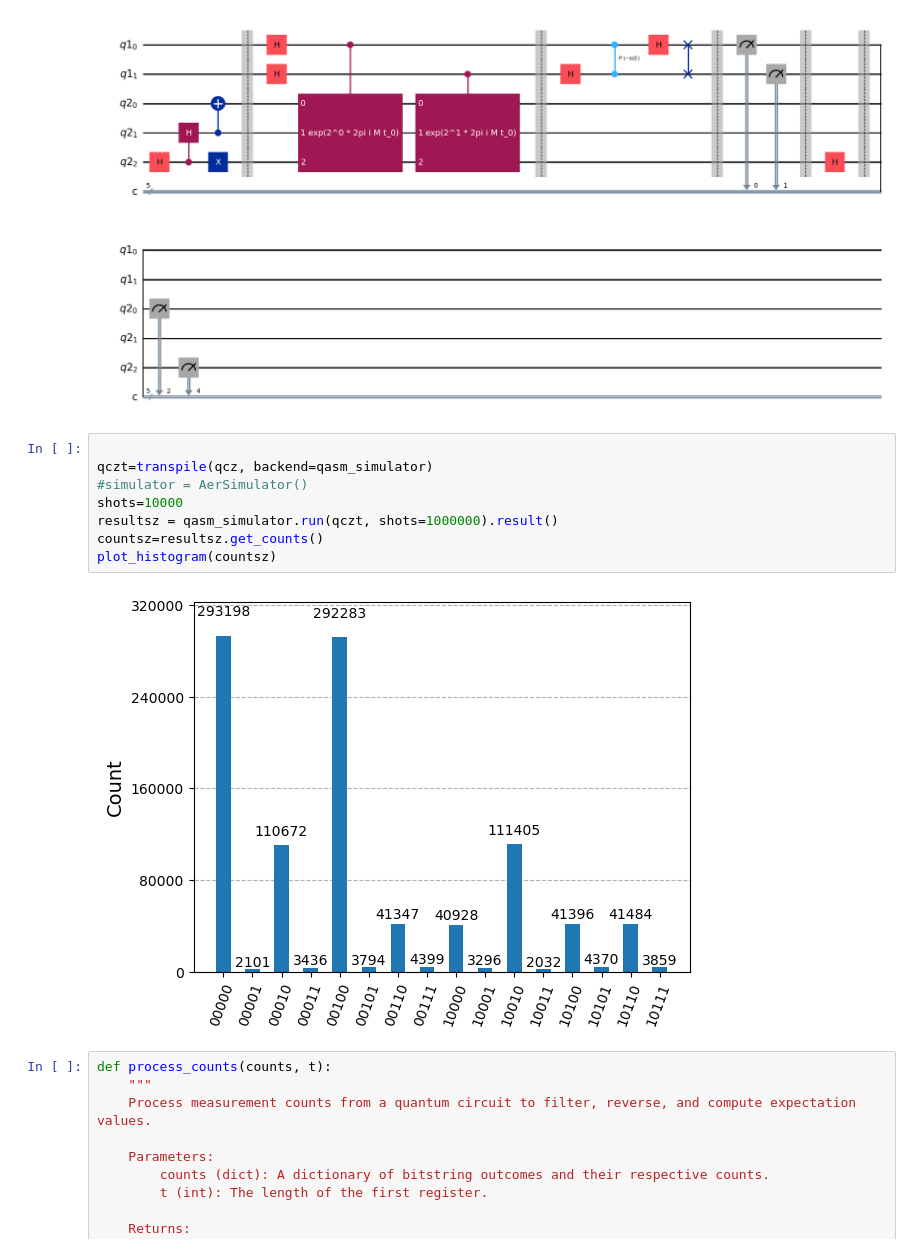
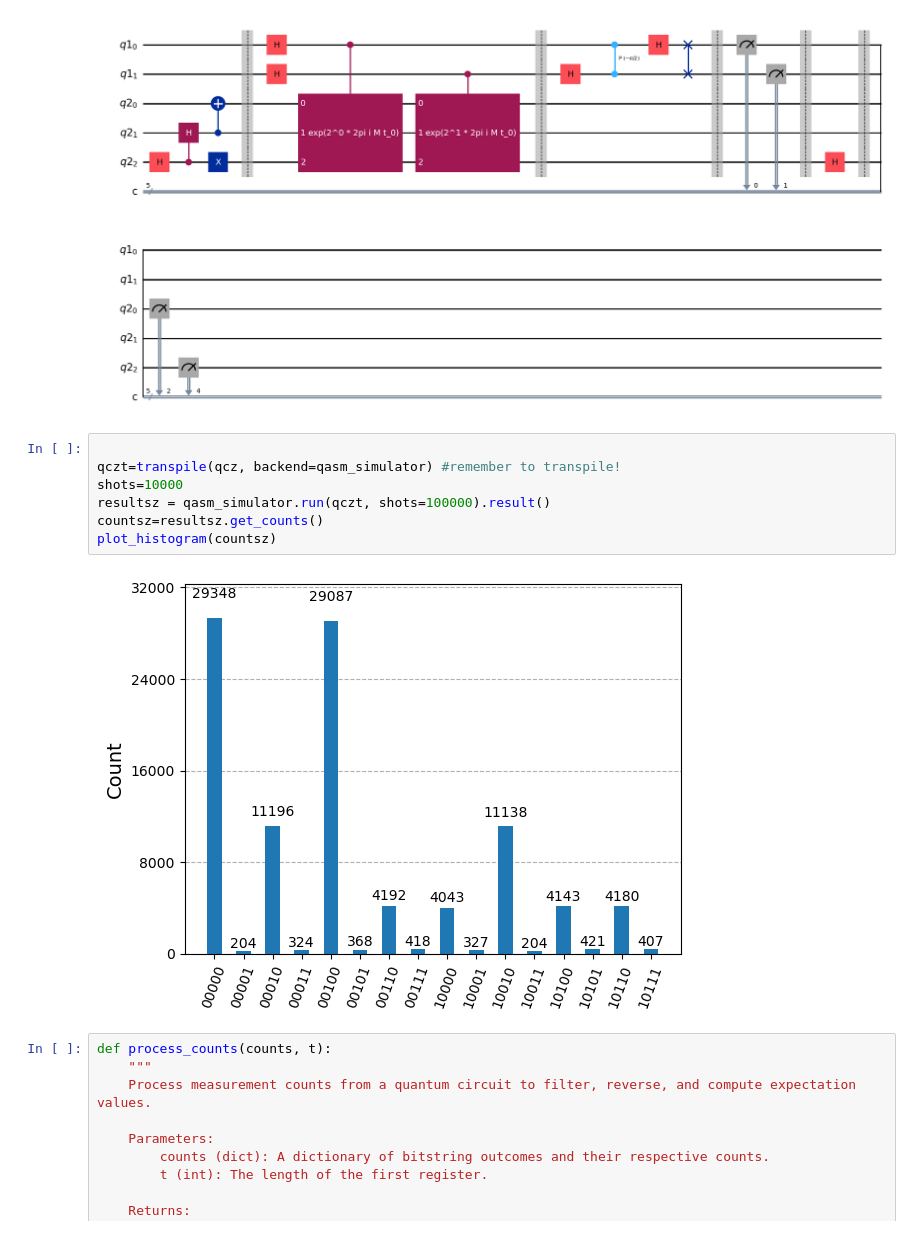
Before and after one commit to Clara2223/Quantum-Computing-EPFL, a Jupyter notebook: QC_project.ipynb, the cells around one changed output. Saved outputs shown, nothing was run; the diff lists cells and outputs as text.

```diff
--- a/QC_project.ipynb
+++ b/QC_project.ipynb
@@ -240,14 +232,13 @@ qcz.draw('mpl')
 [figure]
 # %%
 
-qczt=transpile(qcz, backend=qasm_simulator)
-#simulator = AerSimulator()
+qczt=transpile(qcz, backend=qasm_simulator) #remember to transpile!
 shots=10000
-resultsz = qasm_simulator.run(qczt, shots=1000000).result()
+resultsz = qasm_simulator.run(qczt, shots=100000).result()
 countsz=resultsz.get_counts()
 plot_histogram(countsz)
 # %% [output]
-[figure, old version]
+[figure, new version]
 # %%
 def process_counts(counts, t):
     """
```
Also changed, not shown: parts of 33 cells of this notebook.
